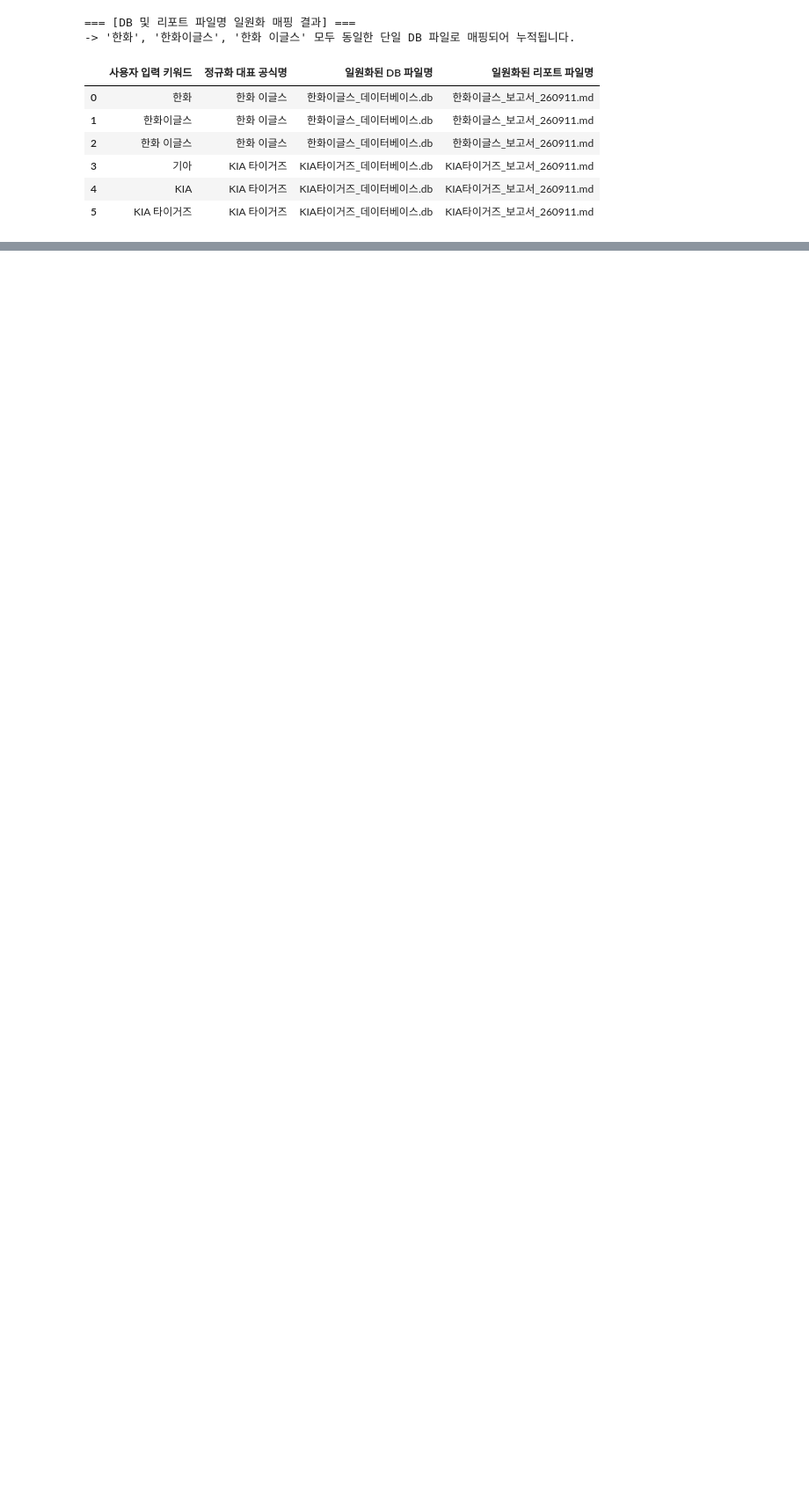
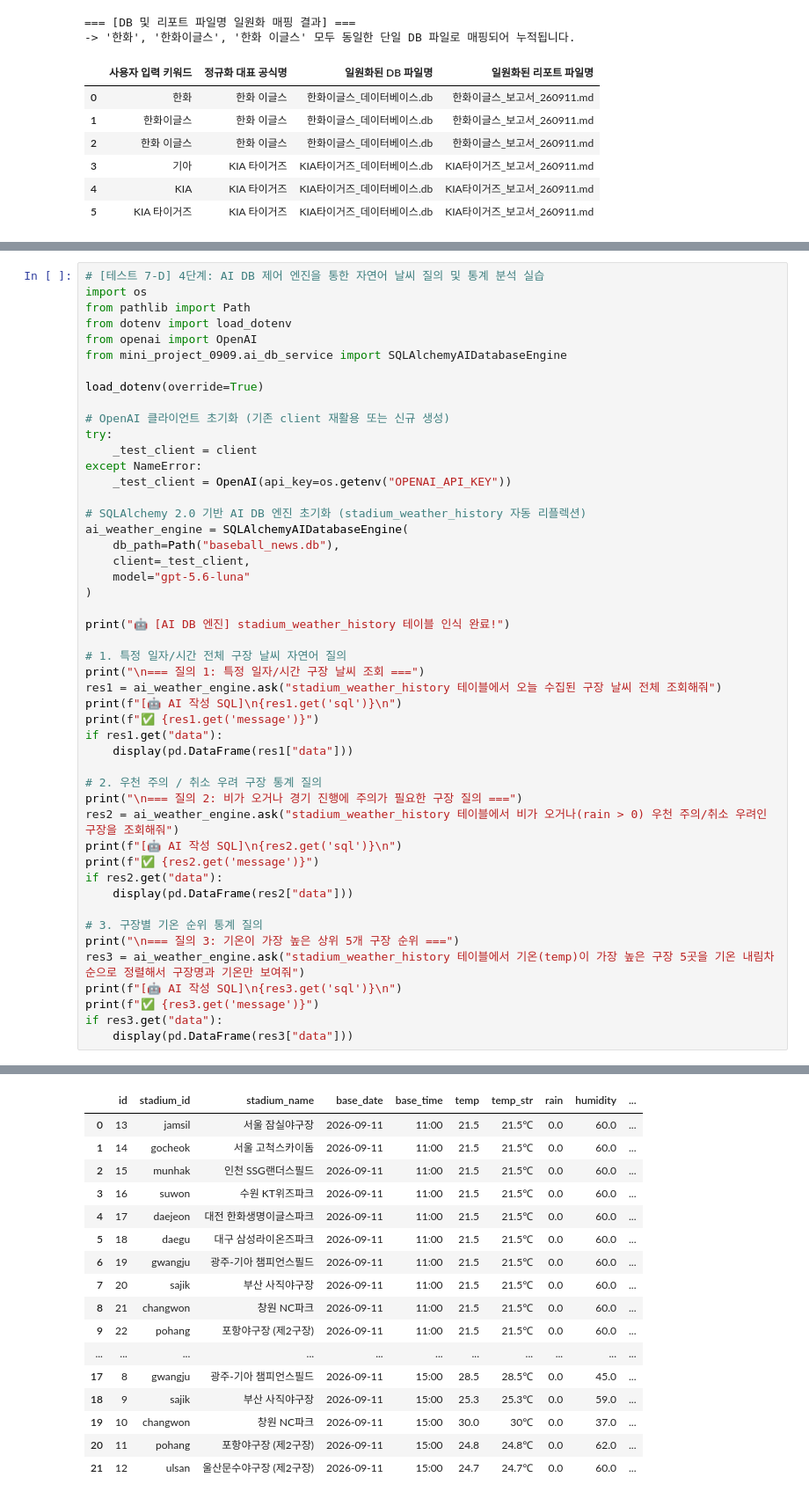
Before and after one commit to algethi97/baseball_AI-breifing_project, a Jupyter notebook: test.ipynb, the cells around one changed output, grey strips where cells are left out. Shown at 88% size. Cells and saved outputs as stored; diff of their text form; blank space fills up the shorter version.

```diff
--- a/test.ipynb
+++ b/test.ipynb
@@ -705,0 +1555,49 @@ df_db_map
+# %%
+# [테스트 7-D] 4단계: AI DB 제어 엔진을 통한 자연어 날씨 질의 및 통계 분석 실습
+import os
+from pathlib import Path
+from dotenv import load_dotenv
+from openai import OpenAI
+from mini_project_0909.ai_db_service import SQLAlchemyAIDatabaseEngine
+
+load_dotenv(override=True)
+
+# OpenAI 클라이언트 초기화 (기존 client 재활용 또는 신규 생성)
+try:
+    _test_client = client
+except NameError:
+    _test_client = OpenAI(api_key=os.getenv("OPENAI_API_KEY"))
+
+# SQLAlchemy 2.0 기반 AI DB 엔진 초기화 (stadium_weather_history 자동 리플렉션)
+ai_weather_engine = SQLAlchemyAIDatabaseEngine(
+    db_path=Path("baseball_news.db"),
+    client=_test_client,
+    model="gpt-5.6-luna"
+)
+
+print("🤖 [AI DB 엔진] stadium_weather_history 테이블 인식 완료!")
+
+# 1. 특정 일자/시간 전체 구장 날씨 자연어 질의
+print("\n=== 질의 1: 특정 일자/시간 구장 날씨 조회 ===")
+res1 = ai_weather_engine.ask("stadium_weather_history 테이블에서 오늘 수집된 구장 날씨 전체 조회해줘")
+print(f"[🤖 AI 작성 SQL]\n{res1.get('sql')}\n")
+print(f"✅ {res1.get('message')}")
+if res1.get("data"):
+    display(pd.DataFrame(res1["data"]))
+
+# 2. 우천 주의 / 취소 우려 구장 통계 질의
+print("\n=== 질의 2: 비가 오거나 경기 진행에 주의가 필요한 구장 질의 ===")
+res2 = ai_weather_engine.ask("stadium_weather_history 테이블에서 비가 오거나(rain > 0) 우천 주의/취소 우려인 구장을 조회해줘")
+print(f"[🤖 AI 작성 SQL]\n{res2.get('sql')}\n")
+print(f"✅ {res2.get('message')}")
+if res2.get("data"):
+    display(pd.DataFrame(res2["data"]))
+
+# 3. 구장별 기온 순위 통계 질의
+print("\n=== 질의 3: 기온이 가장 높은 상위 5개 구장 순위 ===")
+res3 = ai_weather_engine.ask("stadium_weather_history 테이블에서 기온(temp)이 가장 높은 구장 5곳을 기온 내림차순으로 정렬해서 구장명과 기온만 보여줘")
+print(f"[🤖 AI 작성 SQL]\n{res3.get('sql')}\n")
+print(f"✅ {res3.get('message')}")
+if res3.get("data"):
+    display(pd.DataFrame(res3["data"]))
+# %% [output]
@@ -705,0 +1611,17 @@ df_db_map
+|  | id | stadium_id | stadium_name | base_date | base_time | temp | temp_str | rain | humidity | ... |
+| 0 | 13 | jamsil | 서울 잠실야구장 | 2026-09-11 | 11:00 | 21.5 | 21.5℃ | 0.0 | 60.0 | ... |
+| 1 | 14 | gocheok | 서울 고척스카이돔 | 2026-09-11 | 11:00 | 21.5 | 21.5℃ | 0.0 | 60.0 | ... |
+| 2 | 15 | munhak | 인천 SSG랜더스필드 | 2026-09-11 | 11:00 | 21.5 | 21.5℃ | 0.0 | 60.0 | ... |
+| 3 | 16 | suwon | 수원 KT위즈파크 | 2026-09-11 | 11:00 | 21.5 | 21.5℃ | 0.0 | 60.0 | ... |
+| 4 | 17 | daejeon | 대전 한화생명이글스파크 | 2026-09-11 | 11:00 | 21.5 | 21.5℃ | 0.0 | 60.0 | ... |
+| 5 | 18 | daegu | 대구 삼성라이온즈파크 | 2026-09-11 | 11:00 | 21.5 | 21.5℃ | 0.0 | 60.0 | ... |
+| 6 | 19 | gwangju | 광주-기아 챔피언스필드 | 2026-09-11 | 11:00 | 21.5 | 21.5℃ | 0.0 | 60.0 | ... |
+| 7 | 20 | sajik | 부산 사직야구장 | 2026-09-11 | 11:00 | 21.5 | 21.5℃ | 0.0 | 60.0 | ... |
+| 8 | 21 | changwon | 창원 NC파크 | 2026-09-11 | 11:00 | 21.5 | 21.5℃ | 0.0 | 60.0 | ... |
+| 9 | 22 | pohang | 포항야구장 (제2구장) | 2026-09-11 | 11:00 | 21.5 | 21.5℃ | 0.0 | 60.0 | ... |
+| ... | ... | ... | ... | ... | ... | ... | ... | ... | ... | ... |
+| 17 | 8 | gwangju | 광주-기아 챔피언스필드 | 2026-09-11 | 15:00 | 28.5 | 28.5℃ | 0.0 | 45.0 | ... |
+| 18 | 9 | sajik | 부산 사직야구장 | 2026-09-11 | 15:00 | 25.3 | 25.3℃ | 0.0 | 59.0 | ... |
+| 19 | 10 | changwon | 창원 NC파크 | 2026-09-11 | 15:00 | 30.0 | 30℃ | 0.0 | 37.0 | ... |
+| 20 | 11 | pohang | 포항야구장 (제2구장) | 2026-09-11 | 15:00 | 24.8 | 24.8℃ | 0.0 | 62.0 | ... |
+| 21 | 12 | ulsan | 울산문수야구장 (제2구장) | 2026-09-11 | 15:00 | 24.7 | 24.7℃ | 0.0 | 60.0 | ... |
```
Also changed, not shown: parts of 27 cells of this notebook.
